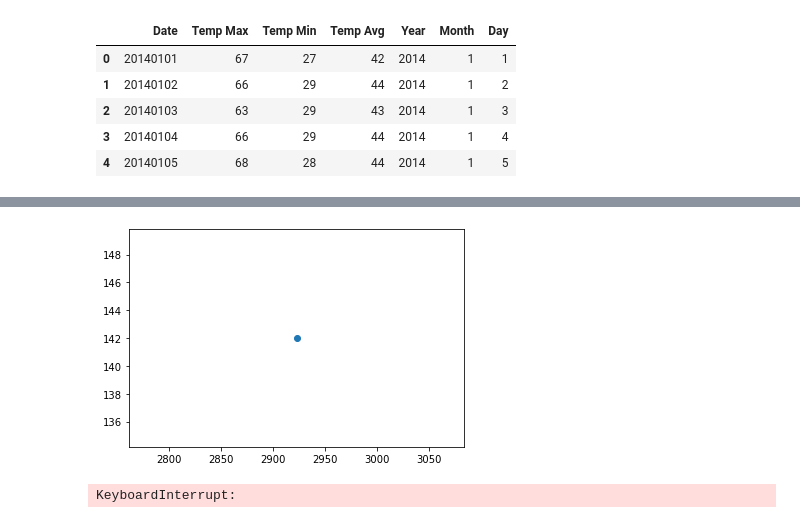
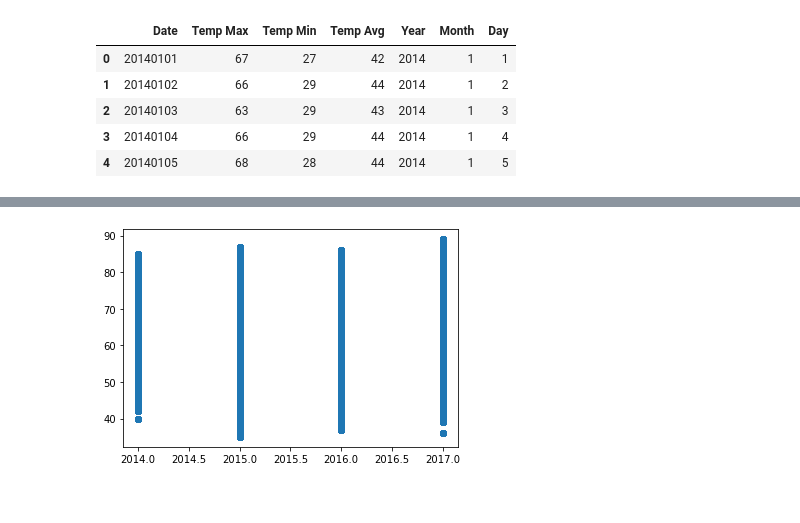
Before and after one commit to laurenawilk/CSCI4502, a Jupyter notebook: LA/LaReport.ipynb, the cells around one changed output, grey strips where cells are left out. Drawn from its saved outputs; the diff is of its cells as text; code cells hidden in the pictures.

```diff
--- a/LA/LaReport.ipynb
+++ b/LA/LaReport.ipynb
@@ -179,0 +282,11 @@ plt.show()
+# %%
+LaWeatherDF.rename(columns={'DATE': 'Date'}, inplace=True)
+# %%
+del LaCrimeDF["Report Month"]
+del LaCrimeDF["Report Year"]
+del LaCrimeDF["Report Day"]
+del LaWeatherDF["Report Month"]
+del LaWeatherDF["Report Year"]
+del LaWeatherDF["Report Day"]
+LaCrimeDF.dropna(inplace=True)
+LaWeatherDF.dropna(inplace=True)
@@ -179,0 +321,2 @@ plt.show()
+# %%
+LaMerged = pd.merge(LaCrimeDF, LaWeatherDF, how='outer', on = 'Date')
@@ -179,0 +332,2 @@ plt.show()
+# %%
+LaMerged["Temp Avg"] = pd.to_numeric(LaMerged["Temp Avg"], errors='coerce')
@@ -180,20 +346,5 @@ plt.show()
 # %%
-plt.scatter(len(LaWeatherDF["Temp Avg"].index), len(CrimeCategory.index))
+plt.scatter(pd.DatetimeIndex(LaMerged["Date"]).year, LaMerged["Temp Avg"])
 plt.show()
 # %% [output]
-[figure, old version]
+[figure, new version]
-# %%
-ntemp = []
-for ind in LaCrimeDF.index:
-    for ind2 in LaWeatherDF.index:
-        tep = LaCrimeDF.loc[ ind,'Report Year']
-        tep2 = LaWeatherDF.loc[ ind2,'Year']
-        tep3 = LaCrimeDF.loc[ ind,'Report Month']
-        tep4 = LaWeatherDF.loc[ ind2,'Month']
-        tep5 = LaCrimeDF.loc[ ind,'Report Day']
-        tep6 = LaWeatherDF.loc[ ind2,'Day']
-        if((tep == tep2) and (tep3 == tep4) and (tep5 == tep6)):
-            ntemp.append(LaWeatherDF.loc[ind2,'Temp Avg'])
-LaCrimeDF['Avg Temp'] = ntemp
-# %% [output]
-KeyboardInterrupt:
```
Also changed, not shown: parts of 41 cells of this notebook.
